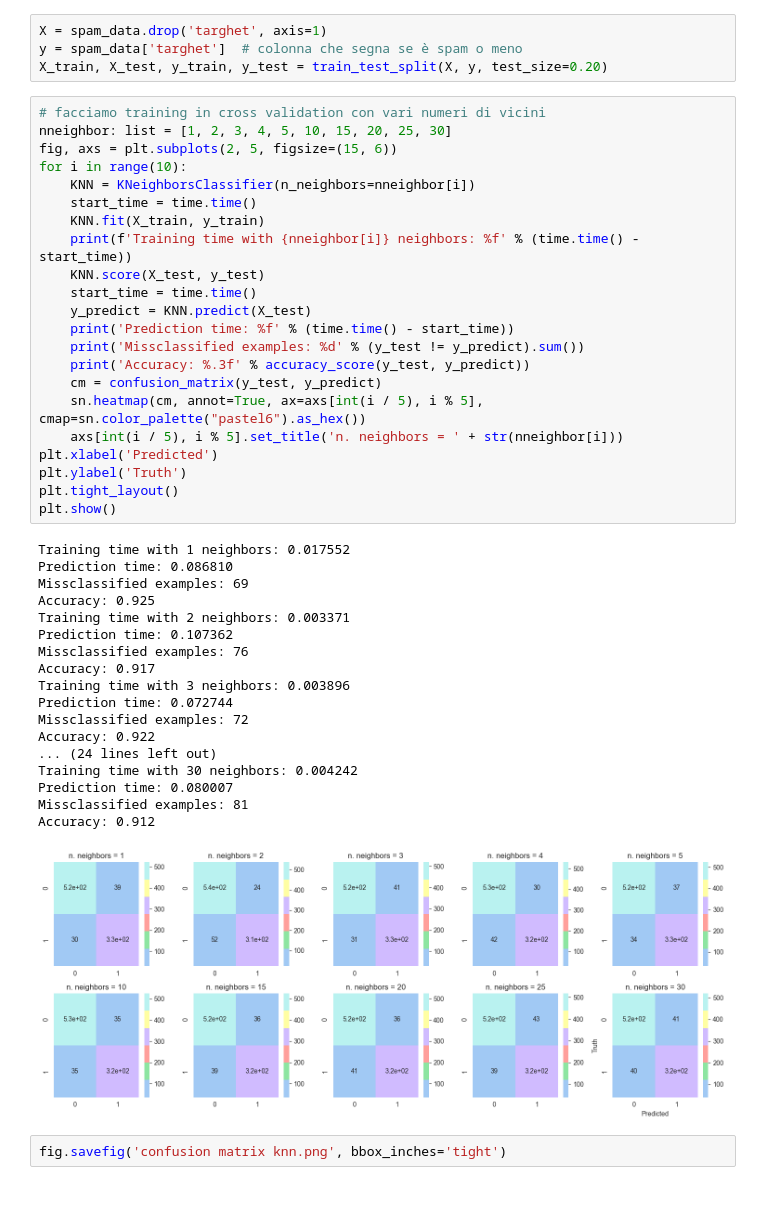
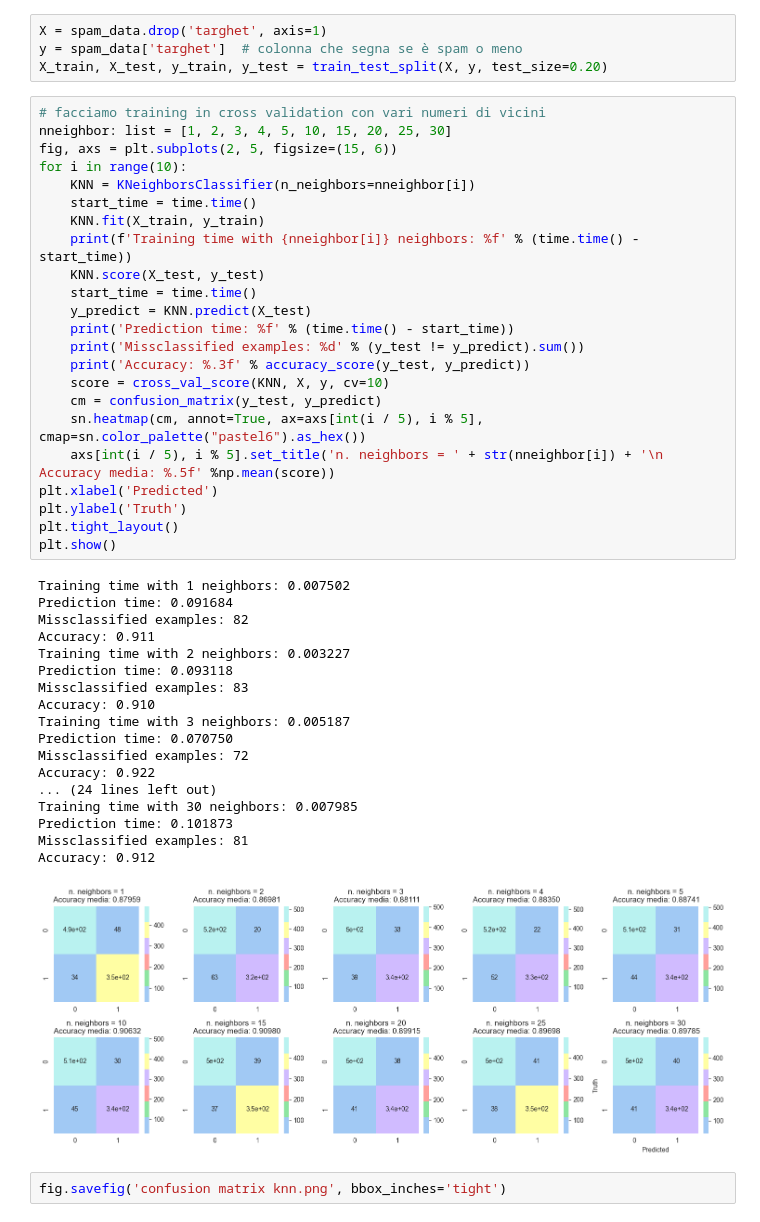
Before and after one commit to filippovicidomini/TF-IDF, a Jupyter notebook: kNN_classifier.ipynb, the cells around one changed output. Saved outputs shown, nothing was run; the diff lists cells and outputs as text; blank space fills up the shorter version.

```diff
--- a/kNN_classifier.ipynb
+++ b/kNN_classifier.ipynb
@@ -26,43 +28,44 @@ X_train, X_test, y_train, y_test = train_test_split(X, y, test_size=0.20)
 # %%
 # facciamo training in cross validation con vari numeri di vicini
 nneighbor: list = [1, 2, 3, 4, 5, 10, 15, 20, 25, 30]
 fig, axs = plt.subplots(2, 5, figsize=(15, 6))
 for i in range(10):
     KNN = KNeighborsClassifier(n_neighbors=nneighbor[i])
     start_time = time.time()
     KNN.fit(X_train, y_train)
     print(f'Training time with {nneighbor[i]} neighbors: %f' % (time.time() - start_time))
     KNN.score(X_test, y_test)
     start_time = time.time()
     y_predict = KNN.predict(X_test)
     print('Prediction time: %f' % (time.time() - start_time))
     print('Missclassified examples: %d' % (y_test != y_predict).sum())
     print('Accuracy: %.3f' % accuracy_score(y_test, y_predict))
+    score = cross_val_score(KNN, X, y, cv=10)
     cm = confusion_matrix(y_test, y_predict)
     sn.heatmap(cm, annot=True, ax=axs[int(i / 5), i % 5], cmap=sn.color_palette("pastel6").as_hex())
-    axs[int(i / 5), i % 5].set_title('n. neighbors = ' + str(nneighbor[i]))
+    axs[int(i / 5), i % 5].set_title('n. neighbors = ' + str(nneighbor[i]) + '\n Accuracy media: %.5f' %np.mean(score))
 plt.xlabel('Predicted')
 plt.ylabel('Truth')
 plt.tight_layout()
 plt.show()
 # %% [output]
-Training time with 1 neighbors: 0.017552
-Prediction time: 0.086810
-Missclassified examples: 69
-Accuracy: 0.925
-Training time with 2 neighbors: 0.003371
-Prediction time: 0.107362
-Missclassified examples: 76
-Accuracy: 0.917
-Training time with 3 neighbors: 0.003896
-Prediction time: 0.072744
+Training time with 1 neighbors: 0.007502
+Prediction time: 0.091684
+Missclassified examples: 82
+Accuracy: 0.911
+Training time with 2 neighbors: 0.003227
+Prediction time: 0.093118
+Missclassified examples: 83
+Accuracy: 0.910
+Training time with 3 neighbors: 0.005187
+Prediction time: 0.070750
 Missclassified examples: 72
 Accuracy: 0.922
 ... (24 lines left out)
-Training time with 30 neighbors: 0.004242
-Prediction time: 0.080007
+Training time with 30 neighbors: 0.007985
+Prediction time: 0.101873
 Missclassified examples: 81
 Accuracy: 0.912
-[figure, old version]
+[figure, new version]
 # %%
 fig.savefig('confusion matrix knn.png', bbox_inches='tight')
```
Also changed, not shown: parts of 1 cell of this notebook, 6 other files.
